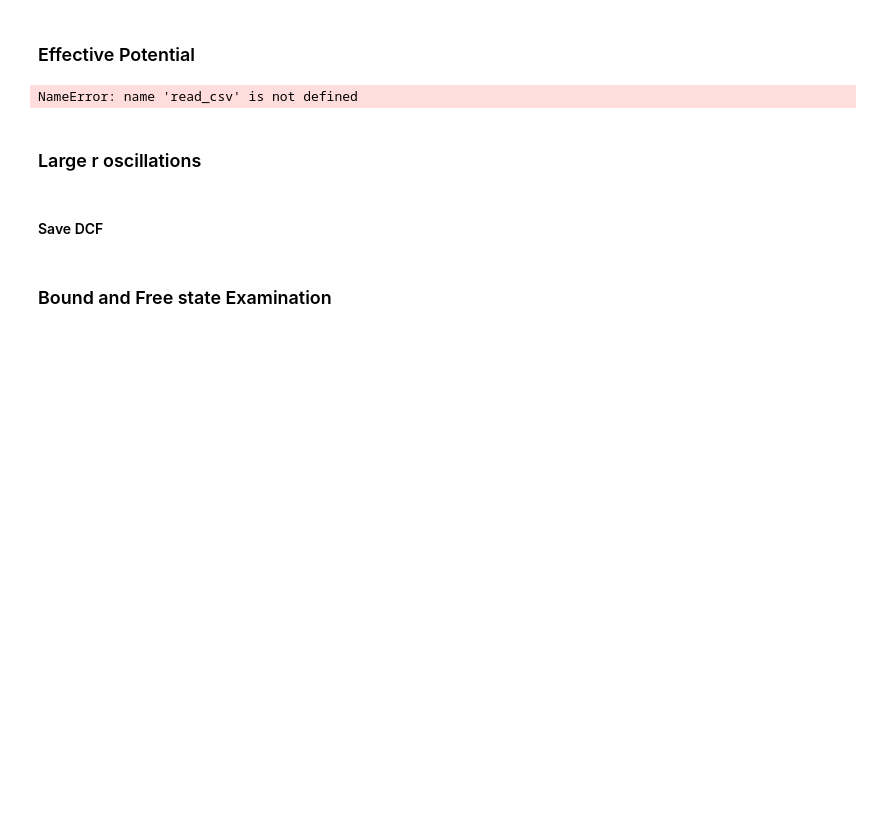
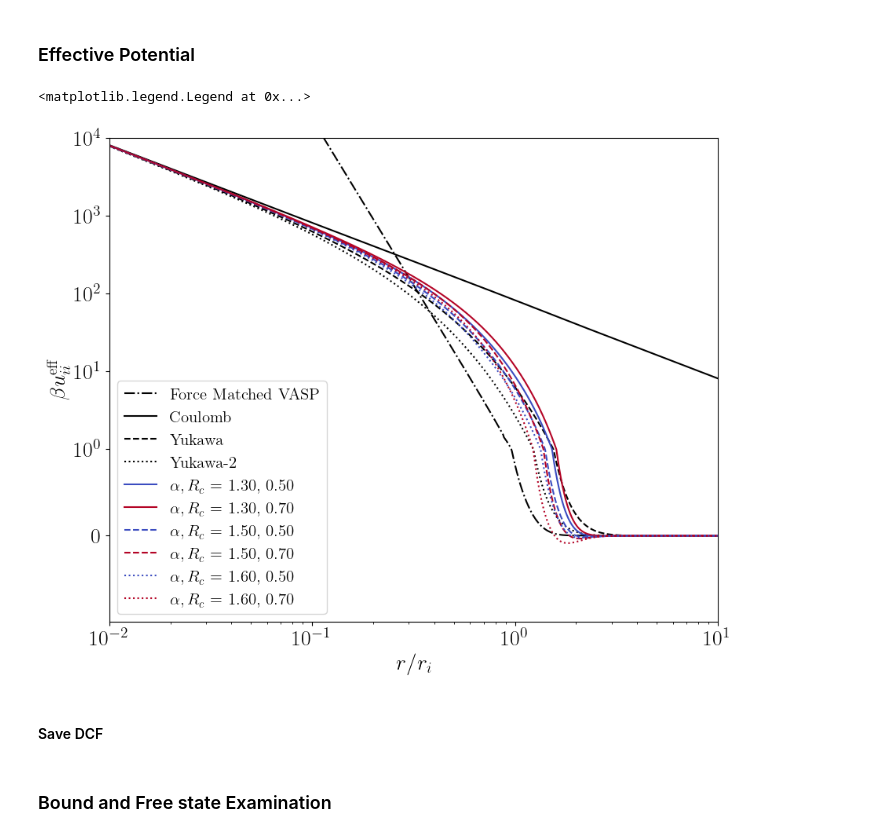
Before and after one commit to ZachAJohnson/hnc, a Jupyter notebook: TCCW/atoms/PLASMA_atoMEC_Al-Ashcroft.ipynb, the cells around one changed output. Saved outputs shown, nothing was run; the diff lists cells and outputs as text; code cells hidden in the pictures; blank space fills up the shorter version.

```diff
--- a/TCCW/atoms/PLASMA_atoMEC_Al-Ashcroft.ipynb
+++ b/TCCW/atoms/PLASMA_atoMEC_Al-Ashcroft.ipynb
@@ -464,40 +425,39 @@ ax.plot(Luke_pair['r[A]']*Angstrom_to_AU/ri_AU, plasma.qsp.βie_c*Luke_pair['u[e
 # ax.plot(Luke_pair['r[A]']*Angstrom_to_AU/ri_AU, 1/(Luke_pair['r[A]']*Angstrom_to_AU/ri_AU)**4.25, 'k:',label='Force Matched VASP')
 # Coulomb and Yukawa
 yp.yuk_hnc.invert_HNC_OZ([])
 # custom.ocp_hnc.invert_HNC_OZ([])
 ax.plot(plasma.hnc.r_array, plasma.hnc.βu_r_matrix[0,0],'k-', label='Coulomb')
 ax.plot(plasma.hnc.r_array, plasma.qsp.βv_Yukawa(plasma.hnc.r_array),'k--', label='Yukawa')
 ax.plot(plasma.hnc.r_array, yp.yuk_hnc.βueff_r_matrix[0,0],'k:', label='Yukawa-2')
-ax.plot(plasma.hnc.r_array, custom.ocp_hnc.βueff_r_matrix[0,0],'r--', label='Custom')
+# ax.plot(plasma.hnc.r_array, custom.ocp_hnc.βueff_r_matrix[0,0],'r--', label='Custom')
 
 # Model Comparison
 for i, ( line, params, plasma) in enumerate(zip(line_list, params_list, plasma_list)):
     if i==6:
         continue
     α, Rc = params
     color, style = color_list[int(line[1])], line[0]
     plasma.hnc.invert_HNC_OZ([1])
     ax.plot(plasma.hnc.r_array, plasma.hnc.βueff_r_matrix[0,0],'-', color=color, linestyle=style, label=r"$\alpha, R_c$ = {0:.2f}, {1:.2f}".format(α,Rc))
 
 
 # ax.set_title(r"$R_c = {}$".format(Rc),fontsize=20)
 ax.set_xlim(1e-2,10)
 ax.set_ylim(-1,1e4)
 ax.set_ylabel(r'$\beta u^{\text{eff}}_{ii}$',fontsize=20)
 ax.set_xlabel(r'$r/r_i$ ',fontsize=20)
 ax.tick_params(labelsize=20)
 ax.set_yscale('symlog', linthresh=1)
 ax.set_xscale('log')
 # ax.set_yscale('log')
 
 ax.legend(fontsize=15)
 # %% [output]
-NameError: name 'read_csv' is not defined
+<matplotlib.legend.Legend at 0x...>
+[figure, added]
 # %%
 # np.savetxt("Al1_βu_eff_raw.txt", np.array([plasma_list[2].hnc.r_array,plasma_list[2].hnc.βueff_r_matrix[0,0] ]).T, header='r/r_i 			 βuii_eff(r/r_i)')
 # np.savetxt("Al1_g_r_raw.txt", np.array([plasma_list[2].hnc.r_array,plasma_list[2].hnc.h_r_matrix[0,0]+1, plasma_list[2].hnc.h_r_matrix[1,0]+1,plasma_list[2].hnc.h_r_matrix[1,1]+1 ]).T, header='r/r_i 				 gii(r/r_i) 				 gie(r/r_i) 				 gee(r/r_i)')
-# %% [markdown]
-### Large r oscillations
 # %%
 # AA_data = read_csv("/home/zach/plasma/atoMEC/examples/density.csv", delim_whitespace=True, header=0)
 
```
Also changed, not shown: parts of 14 cells of this notebook, 6 other files.
